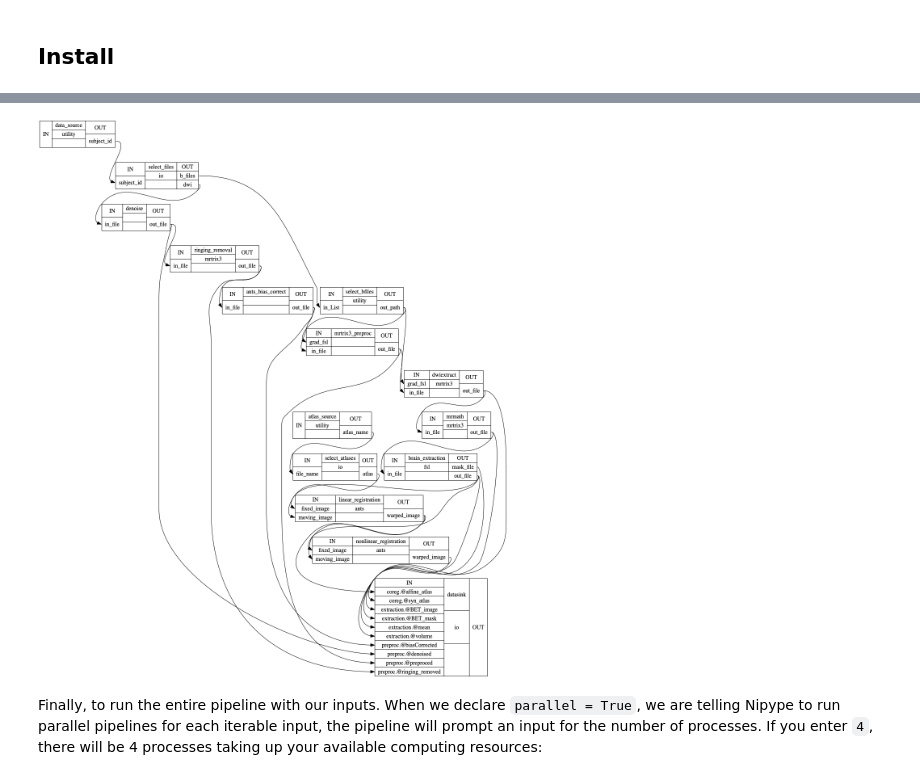
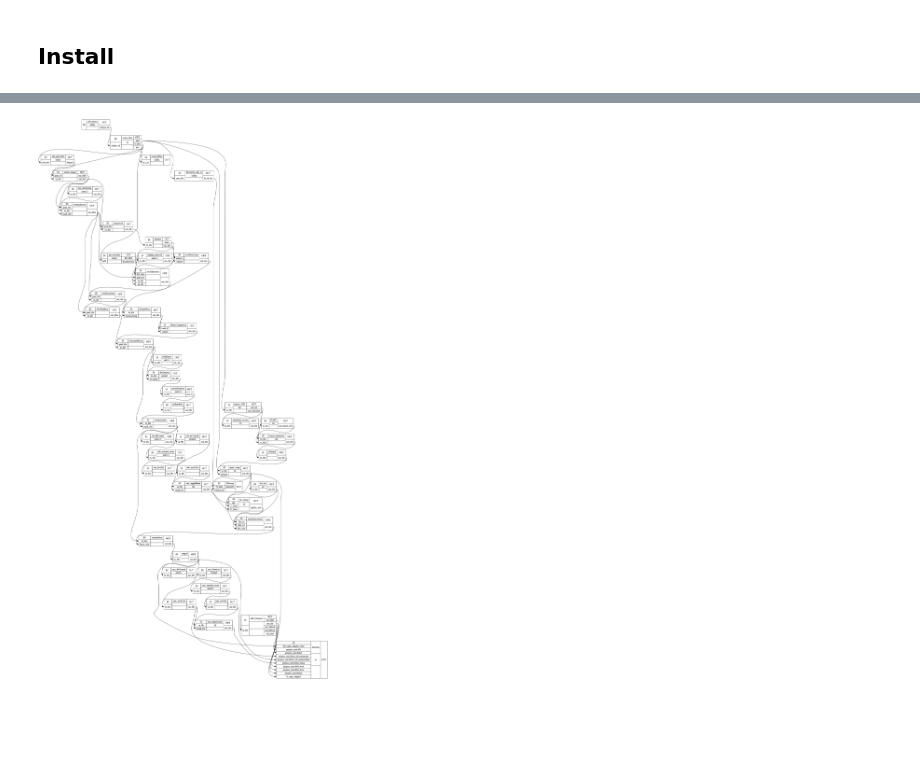
Before and after one commit to axiezai/pipetography, a Jupyter notebook: index.ipynb, the cells around one changed output, grey strips where cells are left out. Saved outputs shown, nothing was run; the diff lists cells and outputs as text; code cells hidden in the pictures; blank space fills up the shorter version.

```diff
--- a/index.ipynb
+++ b/index.ipynb
@@ -102,8 +40,6 @@ Let's take a look at the final workflow we created:
 # %%
 #example
 from IPython.display import Image
-Image('data/derivatives/test_run/pipetography_detailed.png')
+Image('/Users/xxie/sample_data/derivatives/pipetography/pipetography_detailed.png')
 # %% [output]
-[figure, old version]
+[figure, new version]
-# %% [markdown]
-Finally, to run the entire pipeline with our inputs. When we declare `parallel = True`, we are telling Nipype to run parallel pipelines for each iterable input, the pipeline will prompt an input for the number of processes. If you enter `4`, there will be 4 processes taking up your available computing resources:
```
Also changed, not shown: parts of 16 cells of this notebook, 2 other files.
